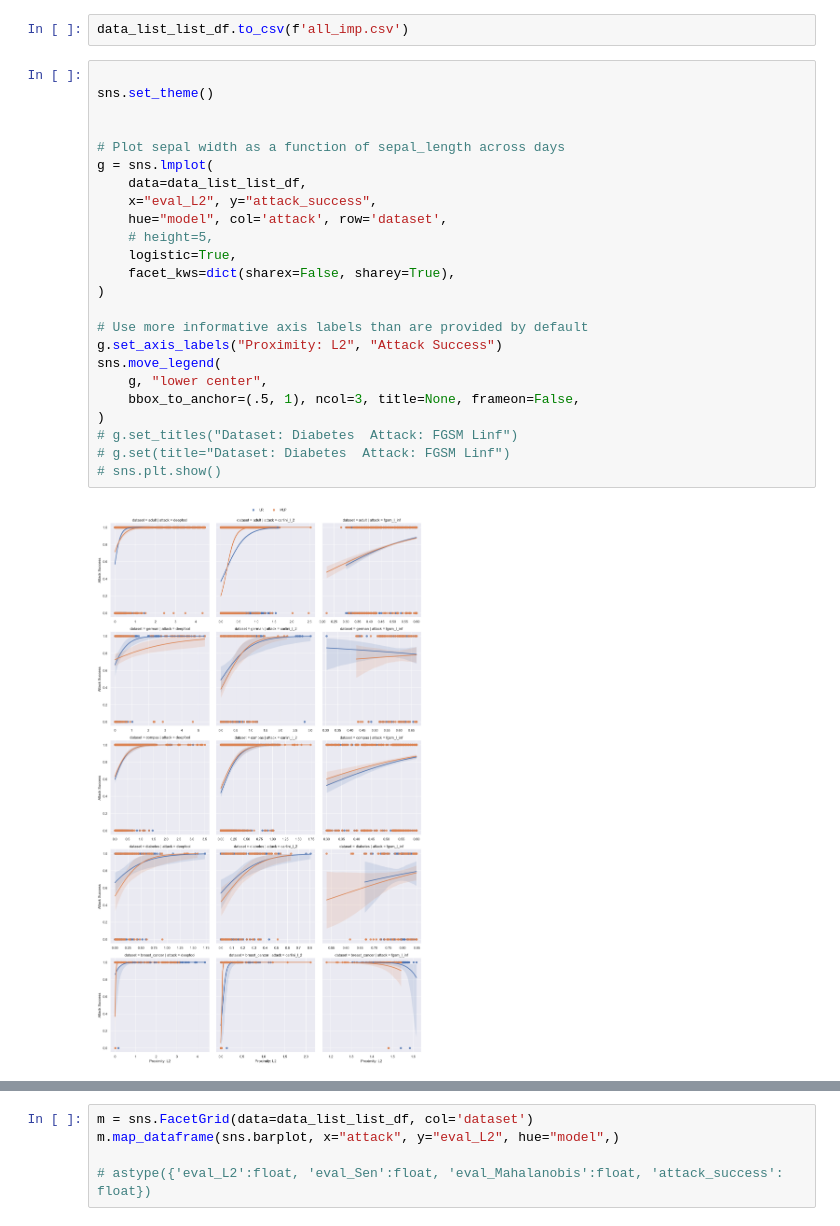
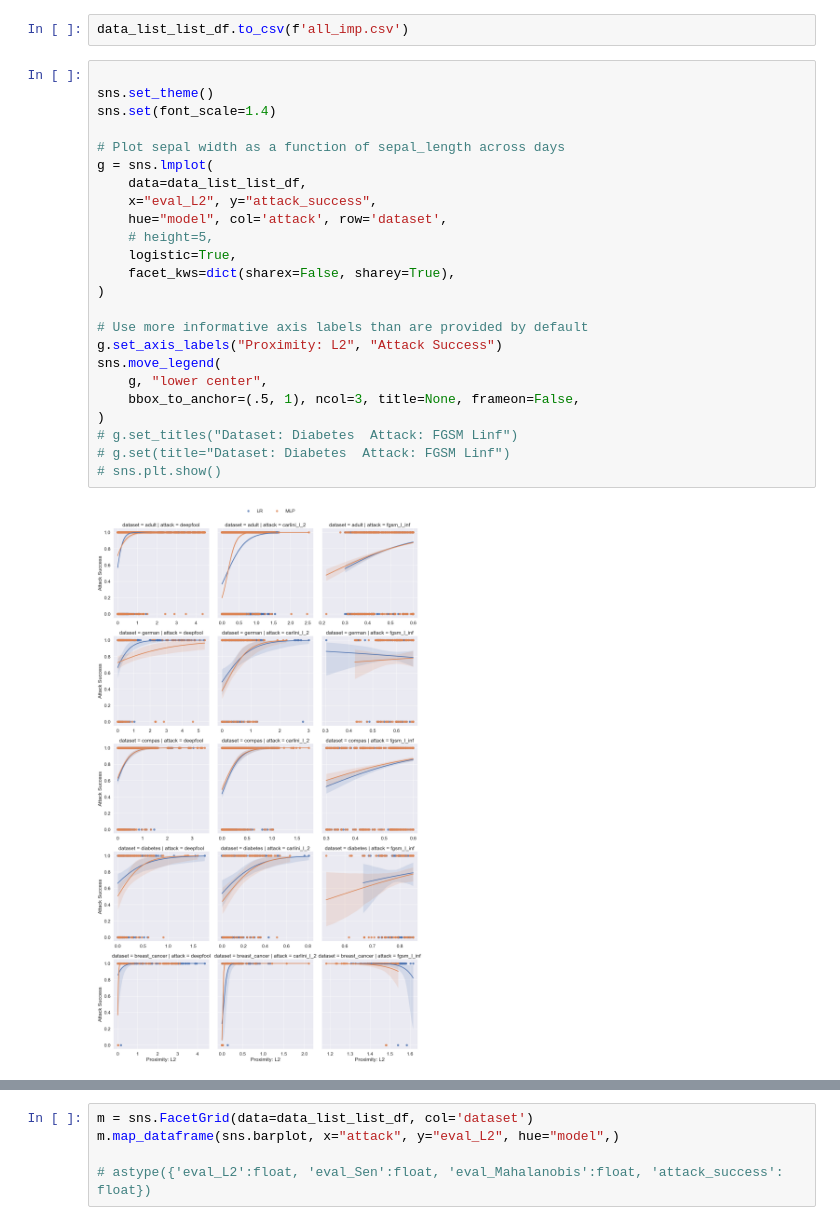
Before and after one commit to ZhipengHe/Imperceptibility-in-Adversarial-attack, a Jupyter notebook: 5_visualisation.ipynb, the cells around one changed output, grey strips where cells are left out. Drawn from its saved outputs; the diff is of its cells as text.

Commit message:
Update plots

```diff
--- a/5_visualisation.ipynb
+++ b/5_visualisation.ipynb
@@ -97,29 +99,29 @@ data_list_list_df.to_csv(f'all_imp.csv')
 # %%
 
 sns.set_theme()
-
+sns.set(font_scale=1.4)
 
 # Plot sepal width as a function of sepal_length across days
 g = sns.lmplot(
     data=data_list_list_df,
     x="eval_L2", y="attack_success",
     hue="model", col='attack', row='dataset',
     # height=5,
     logistic=True,
     facet_kws=dict(sharex=False, sharey=True),
 )
 
 # Use more informative axis labels than are provided by default
 g.set_axis_labels("Proximity: L2", "Attack Success")
 sns.move_legend(
     g, "lower center",
     bbox_to_anchor=(.5, 1), ncol=3, title=None, frameon=False,
 )
 # g.set_titles("Dataset: Diabetes  Attack: FGSM Linf")
 # g.set(title="Dataset: Diabetes  Attack: FGSM Linf")
 # sns.plt.show()
 # %% [output]
-[figure, old version]
+[figure, new version]
 # %%
 
 sns.set_theme()
```
Also changed, not shown: parts of 2 cells of this notebook, 1 other file.
